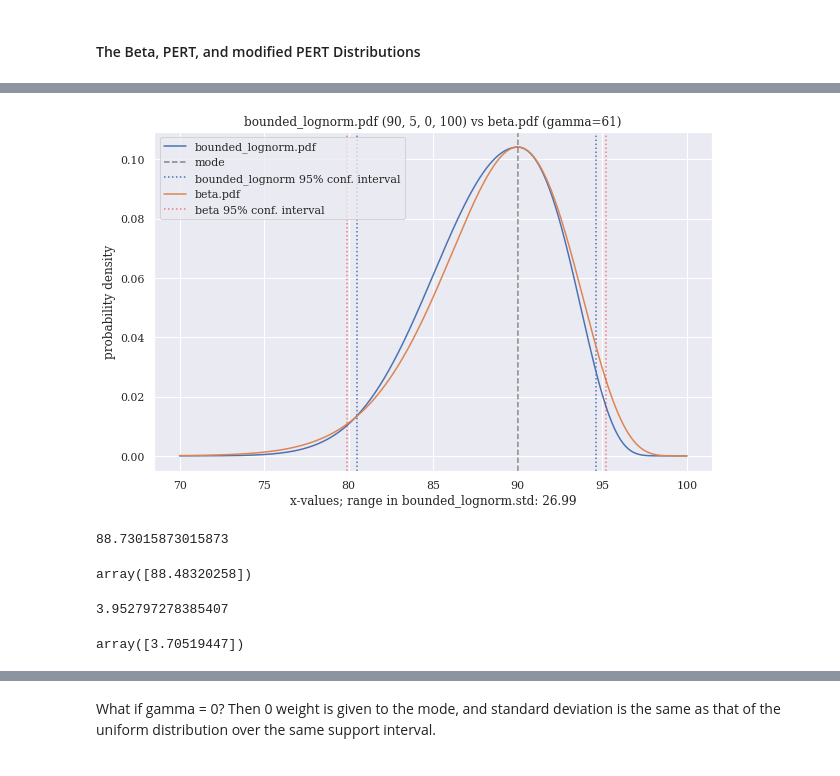
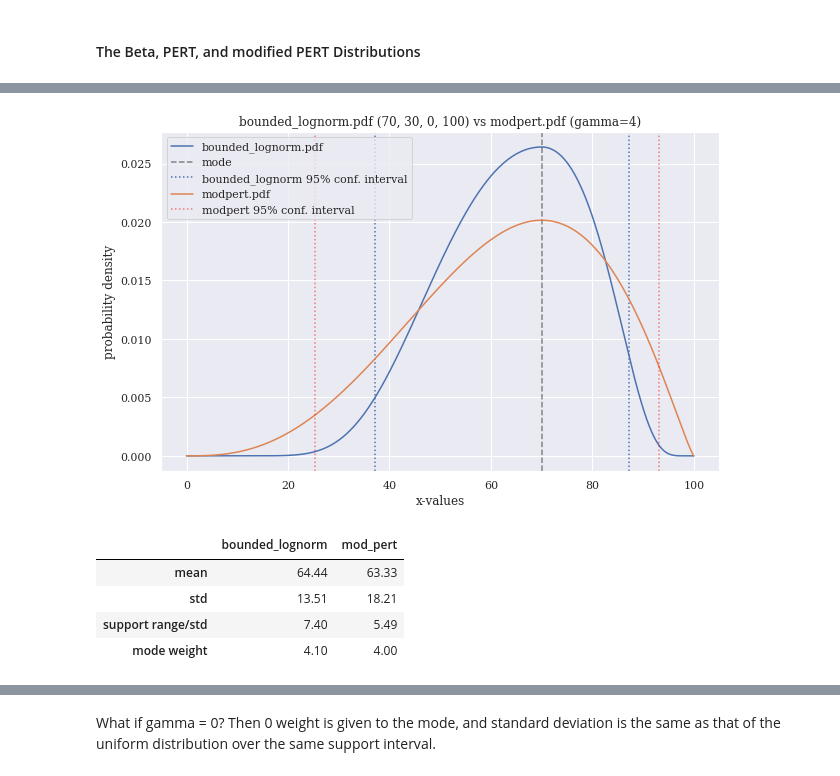
Before and after one commit to tedteske/bounded_lognorm, a Jupyter notebook: bounded_lognorm.ipynb, the cells around one changed output, grey strips where cells are left out. Cells and saved outputs as stored; diff of their text form; code cells hidden in the pictures.

```diff
--- a/bounded_lognorm.ipynb
+++ b/bounded_lognorm.ipynb
@@ -2509,23 +2507,12 @@ compare_to_beta(90, 10, 0, 100, gamma=21.5, xmin=50)
-# %%
-compare_to_beta(90, 5, 0, 100, gamma=61, xmin=70)
-# %% [output]
-[figure, removed]
-# %%
-mode, sigma, lower, upper, gamma = 90, 5, 0, 100, 61
-beta_mu = (lower + gamma * mode + upper) / (2 + gamma)
-beta_mu
-# %% [output]
-88.73015873015873
-# %%
-bounded_lognorm.mean(mode, sigma, lower, upper)
-# %% [output]
-array([88.48320258])
-# %%
-beta_std = np.sqrt((beta_mu - lower) * (upper - beta_mu) / (3 + gamma))
-beta_std
-# %% [output]
-3.952797278385407
-# %%
-bounded_lognorm.std(mode, sigma, lower, upper)
-# %% [output]
-array([3.70519447])
+# %%
+mode, sigma, lower, upper = 70, 30, 0, 100
+gamma = 4
+compare_to_modpert(mode, sigma, lower, upper)
+compare_to_modpert_stats(mode, sigma, lower, upper, gamma)
+# %% [output]
+[figure, added]
+|  | bounded_lognorm | mod_pert |
+| mean | 64.44 | 63.33 |
+| std | 13.51 | 18.21 |
+| support range/std | 7.40 | 5.49 |
+| mode weight | 4.10 | 4.00 |
```
Also changed, not shown: parts of 37 cells of this notebook.
